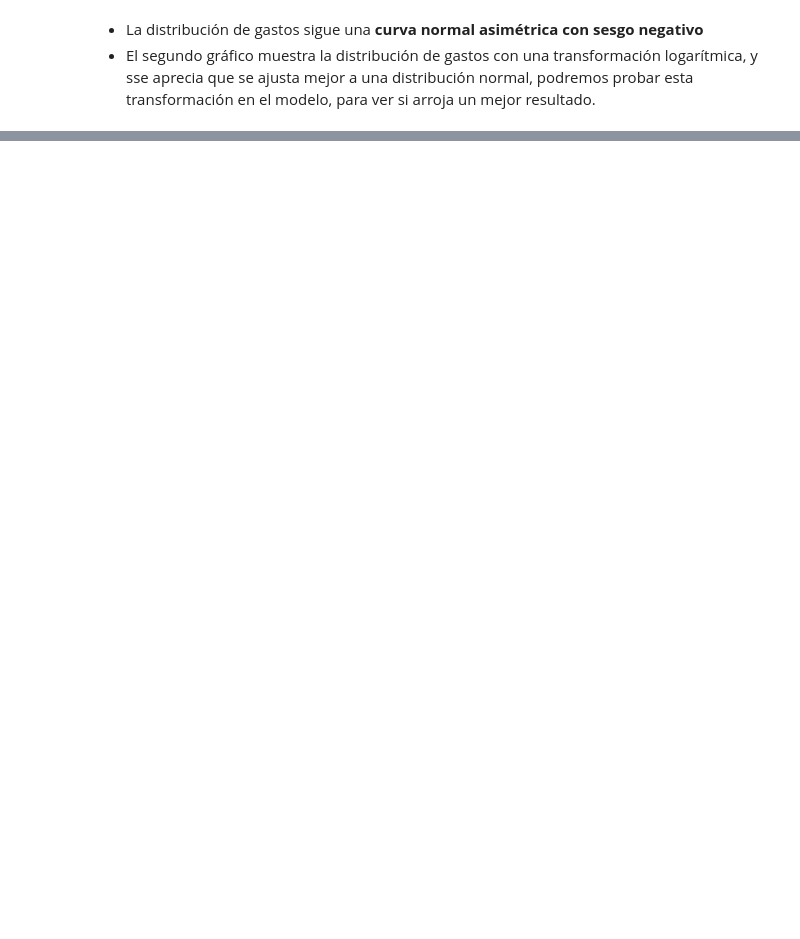
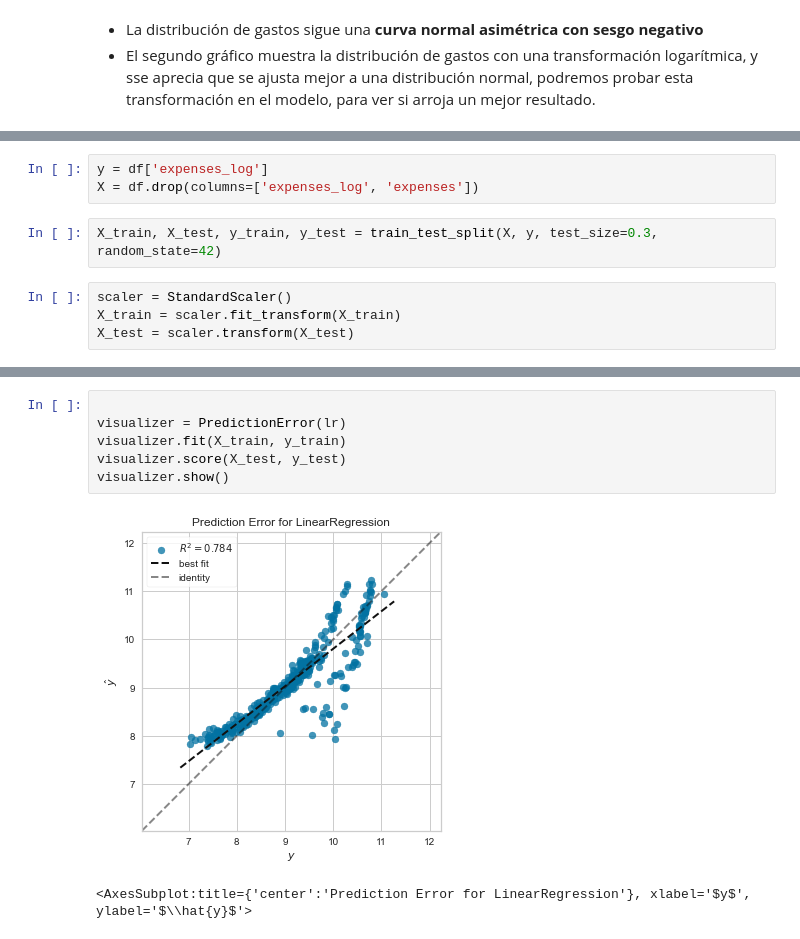
Before and after one commit to Gab0Jorq/insurance, a Jupyter notebook: insurance.ipynb, the cells around one changed output, grey strips where cells are left out. Saved outputs shown, nothing was run; the diff lists cells and outputs as text; blank space fills up the shorter version.

```diff
--- a/insurance.ipynb
+++ b/insurance.ipynb
@@ -254,0 +334,9 @@ ax[1].set_title('Distribución de gastos (log)', fontdict={'fontsize': '15'});
+# %%
+y = df['expenses_log']
+X = df.drop(columns=['expenses_log', 'expenses'])
+# %%
+X_train, X_test, y_train, y_test = train_test_split(X, y, test_size=0.3, random_state=42)
+# %%
+scaler = StandardScaler()
+X_train = scaler.fit_transform(X_train)
+X_test = scaler.transform(X_test)
@@ -254,0 +351,9 @@ ax[1].set_title('Distribución de gastos (log)', fontdict={'fontsize': '15'});
+# %%
+
+visualizer = PredictionError(lr)
+visualizer.fit(X_train, y_train)
+visualizer.score(X_test, y_test)
+visualizer.show()
+# %% [output]
+[figure, added]
+<AxesSubplot:title={'center':'Prediction Error for LinearRegression'}, xlabel='$y$', ylabel='$\\hat{y}$'>
```
Also changed, not shown: parts of 19 cells of this notebook.
